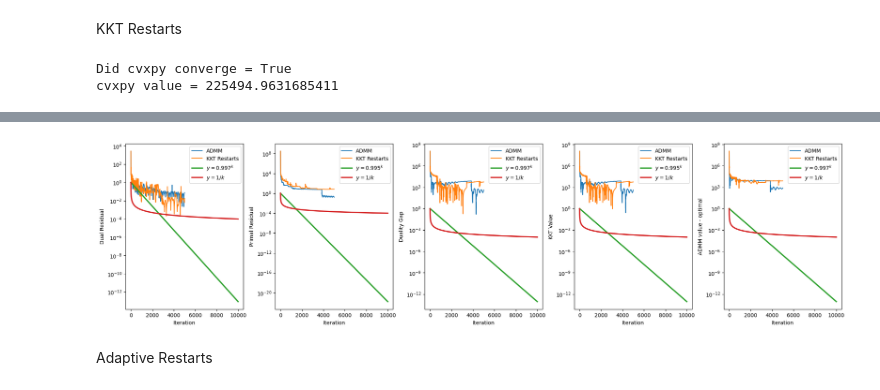
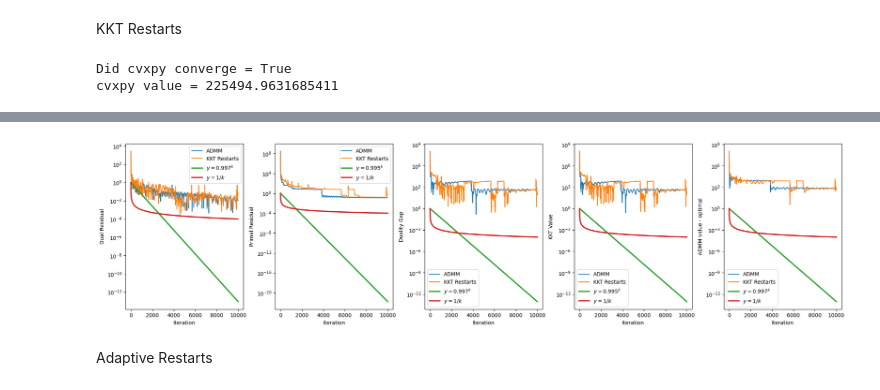
Before and after one commit to lb3825/Thesis, a Jupyter notebook: PDLP.ipynb, the cells around one changed output, grey strips where cells are left out. Saved outputs shown, nothing was run; the diff lists cells and outputs as text; code cells hidden in the pictures.

```diff
--- a/PDLP.ipynb
+++ b/PDLP.ipynb
@@ -289,9 +270,7 @@ b = np.hstack([b_mat, np.zeros(n)])
 
 c = c_mat
 
-iterations = 5000
-
-
+iterations = 10000
 
 x = np.zeros(n)
 s = np.zeros(b.shape[0])
@@ -309,16 +288,19 @@ problem.solve(solver=cp.CLARABEL, tol_gap_abs=1e-10, tol_gap_rel=1e-10,tol_feas=
 print("Did cvxpy converge =", problem.status == "optimal")
 print("cvxpy value =", c.T @ x_cvxpy.value)
 
-
+# If the A matrix has full collumn rank then A.T @ A is invertible
+#       Due to our reformulation this is always true
+print("A.T @ A is invertible", np.linalg.matrix_rank(A) == A.shape[1])
 lu = splu(A.T @ A)
 # Q, R = np.linalg.qr(A.T @ A)
 
 value_ADMM = []
 
 for i in range(iterations):
+    # For LU Factorization
     z_hat, z = ADMM_new_mat(c, A, b, x, s, y, rho, n, m, lu)
+    # For QR Factorization
     # z_hat, z = ADMM_new_mat(c, A, b, x, s, y, rho, n, m, Q, R)
-
 
     x = np.copy(z[0])
     s = np.copy(z[1])
@@ -339,7 +321,6 @@ for i in range(iterations):
 
     # This is the dual feasibility violation
     dual_residual.append(np.linalg.norm(np.minimum(c-(A.T+b_matrix.T) @ y, 0)))
-    # print("i =",i)
 
 print("ADMM value =", c.T @ x)
 ADMM = [dual_residual, primal_residual, duality_gap, KKT_valus, value_ADMM]
@@ -374,9 +356,7 @@ b = np.hstack([b_mat, np.zeros(n)])
 c = c_mat
 
 # Total iterations Number
-iterations = 5000
-
-
+iterations = 10000
 
 x = np.zeros(n)
 s = np.zeros(b.shape[0])
@@ -397,20 +377,7 @@ print("cvxpy value =", c.T @ x_cvxpy.value)
 z = []
 z_bar = 0
 
-
-
-# Initializing starter KKT values
-KKT_prev = np.zeros(20, dtype=object)
-
-KKT = KKT_error_new_mat(rho, c, A, b, x, s, y, m, n)
-KKT_prev[0] = -np.inf
-KKT_prev[1] = -np.inf
-KKT_n = -np.inf
-
 lu = splu(A.T @ A)
-
-# Beginning the iterations. I have here both the KKT restarts and the fixed interval restarts. The fixed interval restarts are commented out. In later versions I will
-# seperate the two and make them two seperate instances, here for simplicity they are put together
 
 # Initialize values
 count = 0
@@ -423,21 +390,43 @@ for i in range(iterations):
     # Reset values
     z.append(z_bar)
 
+    # Reseting the running average
     x_bar = 0
     s_bar = 0
     y_bar = 0
 
+    # Set to arbitrary values just so we always start the while loop
+    KKT_prev = np.zeros(20, dtype=object)
+    KKT_prev[0] = -np.inf
+    KKT_prev[1] = -np.inf
+
+    KKT = KKT_error_new_mat(rho, c, A, b, x, s, y, m, n)
+
+    KKT_n = -np.inf
+
+    # Set to arbitrary values just so we always start the while loop
+    KKT_necessary_decay_left_1 = 1
+    KKT_necessary_decay_right_1 = 0
+    KKT_necessary_decay_left_2 = 0
+    KKT_prev_necessary_decay_right_2 = np.array([1, KKT_error_new_mat(rho, c, A, b, x, s, y, m, n)])
+    KKT_sufficient_decay_left = 1
+    KKT_sufficient_decay_right = 0
+
     t = 0
 
     # Inner loop
-    # while not ((KKT <= 0.8 * KKT_n and KKT > KKT_prev[0])) or not (KKT <= 0.2 * KKT_n) or not (t >= max(0.36 * count,1)):
-    while not ((KKT <= 0.8 * KKT_n and KKT > KKT_prev[0]) or (KKT <= 0.2 * KKT_n) or (t >= max(0.36 * count,1))):
+    # First while loop is if restart candidate is always the z from ADMM, the second while loop is if we choose the
+    #       restart candidate as specified in the research paper
+    # while not ((KKT <= 0.8 * KKT_n and KKT > KKT_prev[0]) or (KKT <= 0.2 * KKT_n) or (t >= max(0.36 * count,1))):
+    while not ((KKT_necessary_decay_left_1 <= 0.8 * KKT_necessary_decay_right_1 and
+                KKT_necessary_decay_left_2 > KKT_prev_necessary_decay_right_2[0]) or
+               (KKT_sufficient_decay_left <= 0.2 * KKT_sufficient_decay_right) or
+               (t >= max(0.36 * count,1))):
+
         x_prev = x
 
         # ADMM
         z_hat, z_admm = ADMM_new_mat(c, A, b, x, s, y, rho, n, m, lu)
-
-        # dual_residual_rest.append(np.linalg.norm(nu * U.T@V@(z_admm[1] - xv_prev),2)**2)
 
         x = z_admm[0]
         s = z_admm[1]
@@ -450,8 +439,29 @@ for i in range(iterations):
         s_bar = (t/(1+t)) * s_bar + (1/(1+t)) * z_hat[1]
         y_bar = (t/(1+t)) * y_bar + (1/(1+t)) * z_hat[2]
 
+
+        # Choosing the restart candidate
+        KKT_normal_z = KKT_error_new_mat(rho, c, A, b, x, s, y, m, n)
+        KKT_averaged_z = KKT_error_new_mat(rho, c, A, b, x_bar, s_bar, y_bar, m, n)
+
+        if KKT_normal_z < KKT_averaged_z:
+            x_cand = x
+            s_cand = s
+            y_cand = y
+        else:
+            x_cand = x_bar
+            s_cand = s_bar
+            y_cand = y_bar
+
+
         KKT = KKT_error_new_mat(rho, c, A, b, x, s, y, m, n)
         KKT_valus_rest.append(KKT)
+
+        KKT_sufficient_decay_left = KKT_error_new_mat(rho, c, A, b, x_cand, s_cand, y_cand, m, n)
+
+        KKT_necessary_decay_left_1 = np.copy(KKT_sufficient_decay_left)
+        KKT_necessary_decay_left_2 = np.copy(KKT_sufficient_decay_left)
+
 
         # Normal Duality Gap
         duality_gap_res.append(abs((b.T@y - c.T@x)))
@@ -468,6 +478,9 @@ for i in range(iterations):
         KKT_prev[0] = np.copy(KKT_prev[1])
         KKT_prev[1] = KKT
 
+        KKT_prev_necessary_decay_right_2[0] = np.copy(KKT_prev_necessary_decay_right_2[1])
+        KKT_prev_necessary_decay_right_2[1] = np.copy(KKT_sufficient_decay_left)
+
         # Update count
         t += 1
         count += 1
@@ -479,6 +492,8 @@ for i in range(iterations):
         break
 
     KKT_n = KKT
+    KKT_sufficient_decay_right = KKT_error_new_mat(rho, c, A, b, x_bar, s_bar, y_bar, m, n)
+    KKT_necessary_decay_right_1 = np.copy(KKT_sufficient_decay_right)
     x = x_bar
     s = s_bar
     y = y_bar
@@ -500,4 +515,4 @@ ADMM with restarts value = 217800.9097745162
-[figure, old version]
+[figure, new version]
 # %% [markdown]
 Adaptive Restarts
 # %%
```
Also changed, not shown: parts of 10 cells of this notebook.
